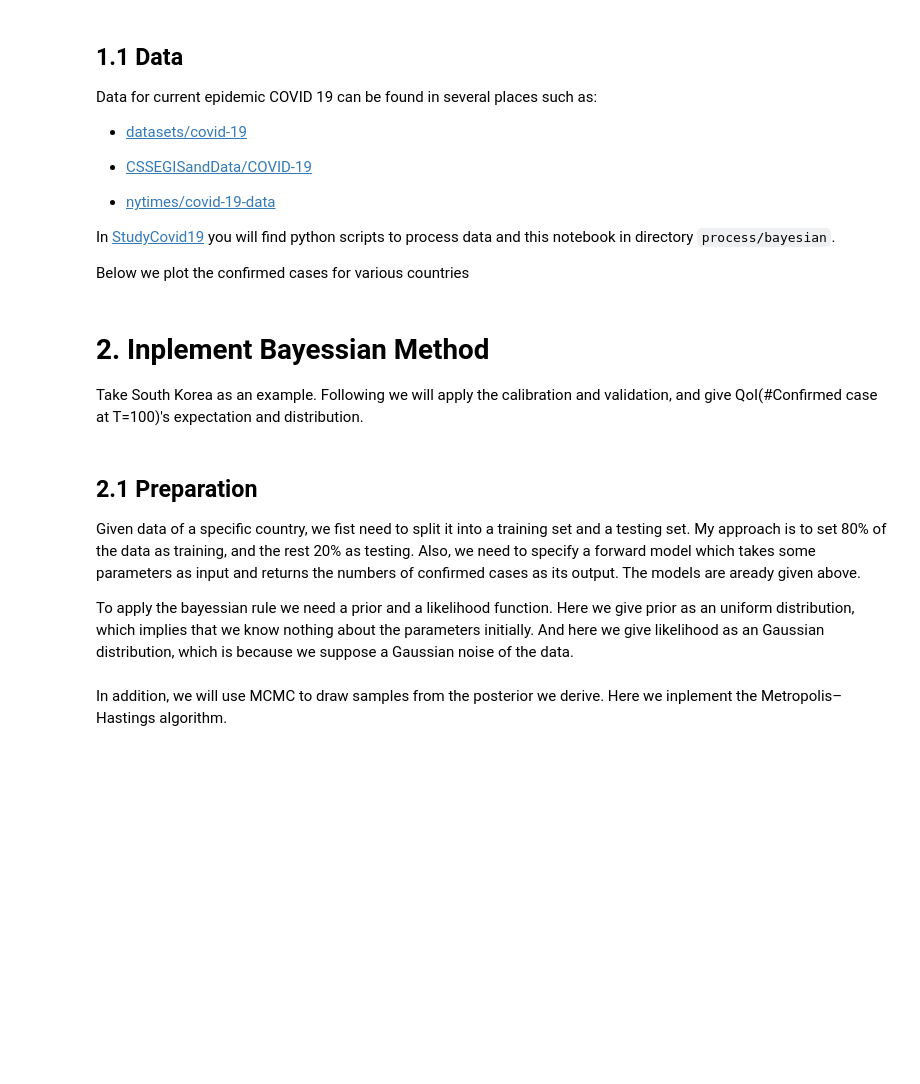
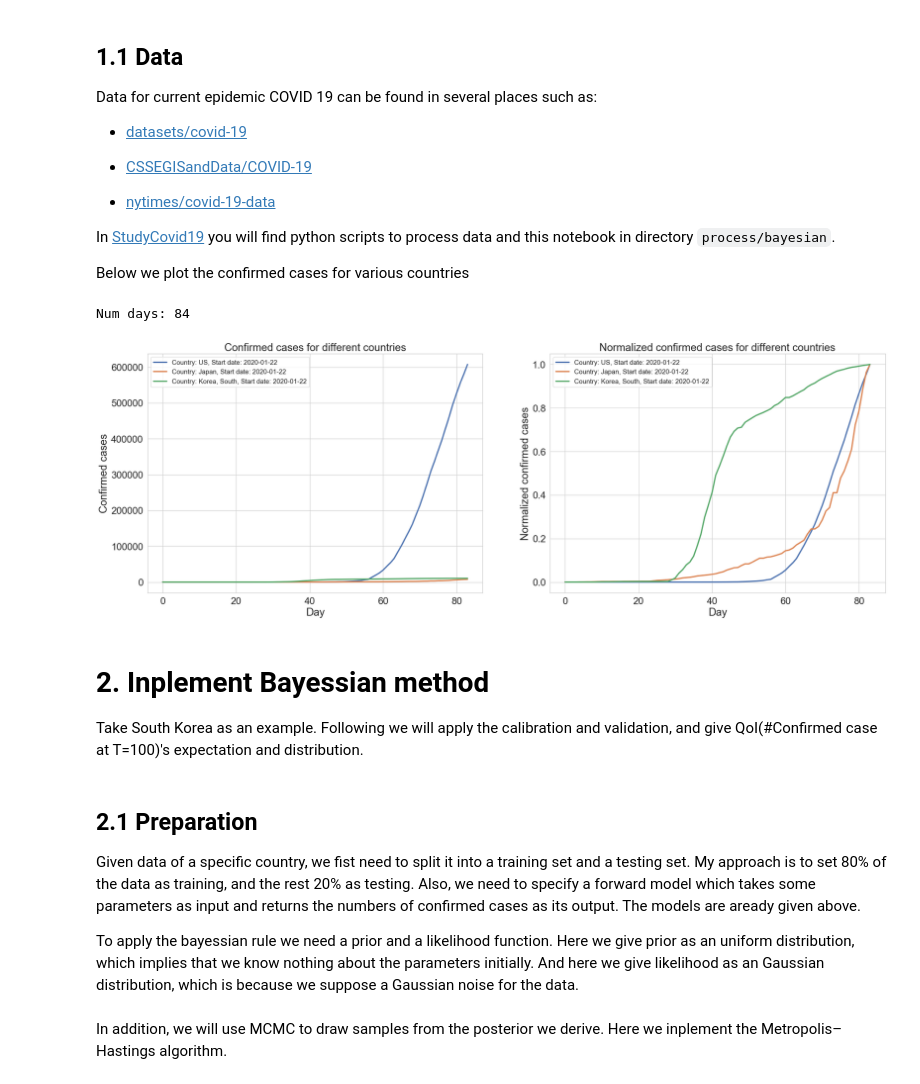
Before and after one commit to prashjha/StudyCovid19, a Jupyter notebook: process/bayesian/Assignment on Bayesian Inversion.ipynb, the cells around one changed output. Cells and saved outputs as stored; diff of their text form; code cells hidden in the pictures; blank space fills up the shorter version.

```diff
--- a/process/bayesian/Assignment on Bayesian Inversion.ipynb
+++ b/process/bayesian/Assignment on Bayesian Inversion.ipynb
@@ -58,15 +58,18 @@ import pandas as pd
 import sys
 sys.path.insert(0,'../')
 # %%
-# from data import plot_countries_all_plus_normalize_1 as plot
-# from data import save_country_data_1 as save
-# df = pd.read_csv('../../data/datasets/time-series-19-covid-combined.csv')
-# # plot
-# plot(df, ['US', 'Japan', 'Korea, South'])
-# # save data
-# save(df, ['US', 'Japan', 'Korea, South'])
+from data import plot_countries_all_plus_normalize_1 as plot
+from data import save_country_data_1 as save
+df = pd.read_csv('../../data/datasets/time-series-19-covid-combined.csv')
+# plot
+plot(df, ['US', 'Japan', 'Korea, South'])
+# save data
+save(df, ['US', 'Japan', 'Korea, South'])
+# %% [output]
+Num days: 84
+[figure, added]
 # %% [markdown]
-# 2. Inplement Bayessian Method
+# 2. Inplement Bayessian method
 Take South Korea as an example. Following we will apply the calibration and validation, and give QoI(#Confirmed case at T=100)'s expectation and distribution.
 # %%
 import numpy as np
@@ -79,7 +82,7 @@ T = 100
 ## 2.1 Preparation
 Given data of a specific country, we fist need to split it into a training set and a testing set. My approach is to set 80% of the data as training, and the rest 20% as testing. Also, we need to specify a forward model which takes some parameters as input and returns the numbers of confirmed cases as its output. The models are aready given above.
 
-To apply the bayessian rule we need a prior and a likelihood function. Here we give prior as an uniform distribution, which implies that we know nothing about the parameters initially. And here we give likelihood as an Gaussian distribution, which is because we suppose a Gaussian noise of the data.
+To apply the bayessian rule we need a prior and a likelihood function. Here we give prior as an uniform distribution, which implies that we know nothing about the parameters initially. And here we give likelihood as an Gaussian distribution, which is because we suppose a Gaussian noise for the data.
 # %%
 # prepare data, model, and the corresponding prior and likelihood
 def prepare_data(country):
```
Also changed, not shown: parts of 12 cells of this notebook.
